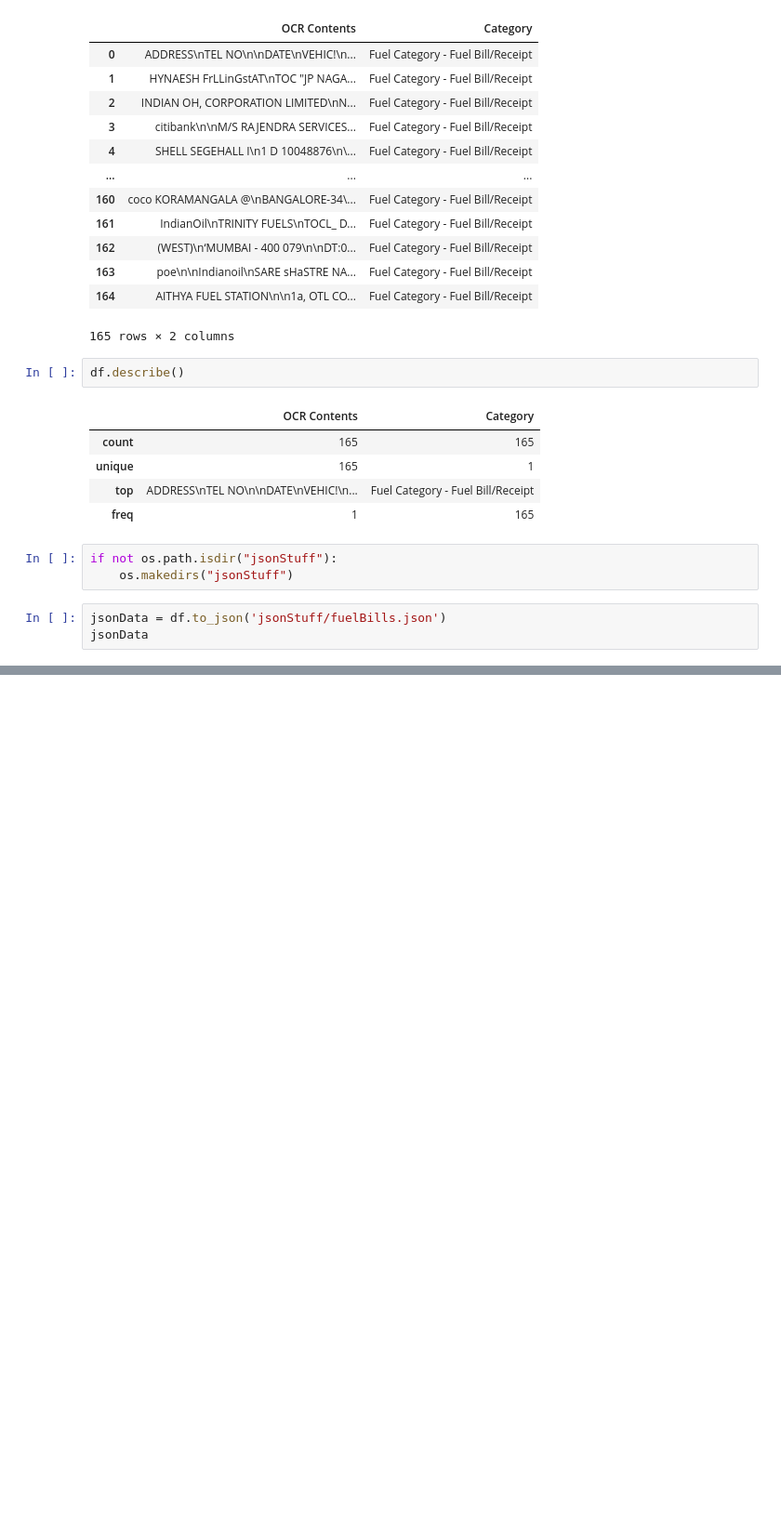
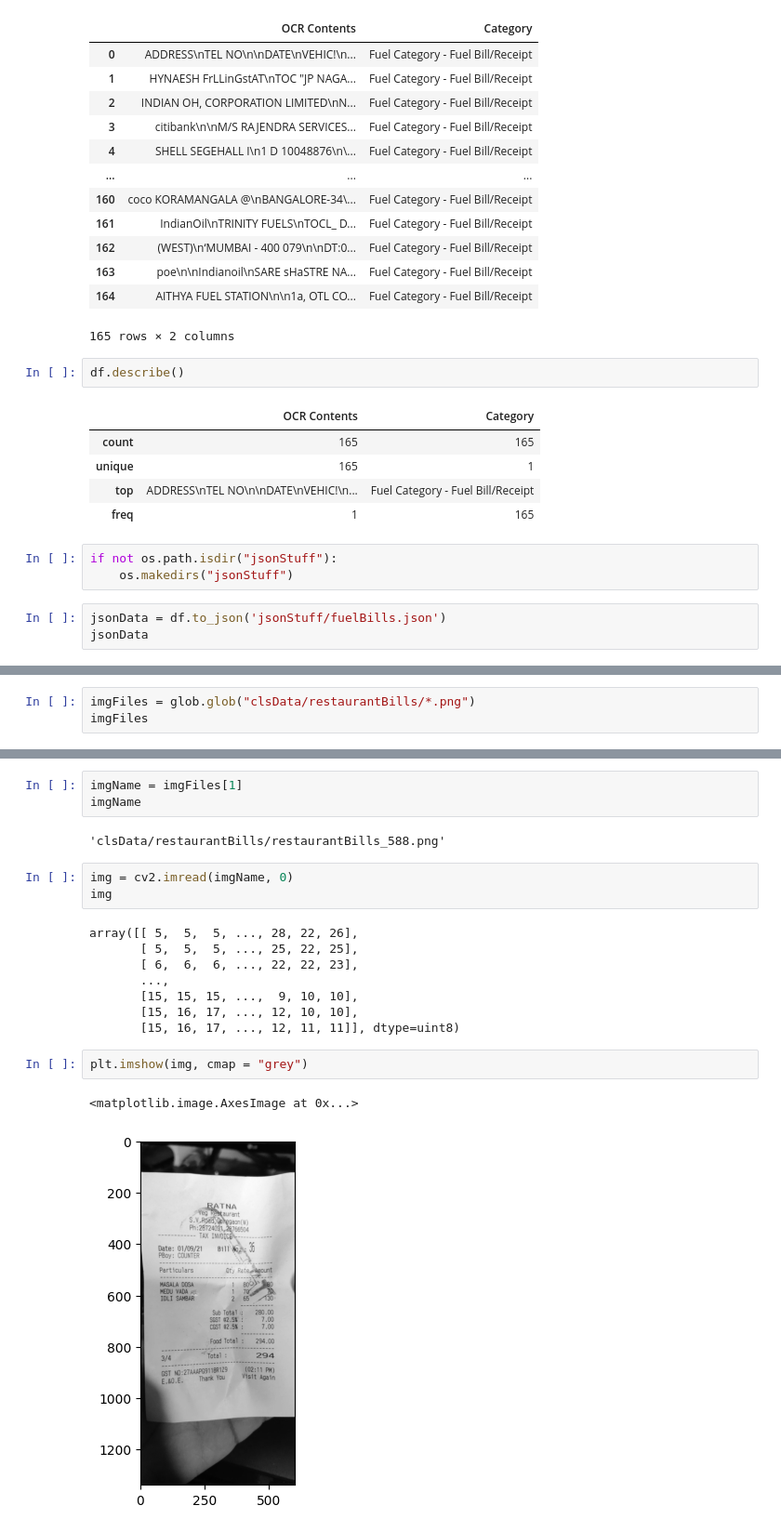
Before and after one commit to Sid-047/LMstuff, a Jupyter notebook: dataStuff/dataSampling/samplingStuff.ipynb, the cells around one changed output, grey strips where cells are left out. Shown at 93% size. Cells and saved outputs as stored; diff of their text form; blank space fills up the shorter version.

Commit message:
Updated restaurantBills codeBase

```diff
--- a/dataStuff/dataSampling/samplingStuff.ipynb
+++ b/dataStuff/dataSampling/samplingStuff.ipynb
@@ -605,0 +608,3 @@ jsonData
+# %%
+imgFiles = glob.glob("clsData/restaurantBills/*.png")
+imgFiles
@@ -605,0 +629,21 @@ jsonData
+# %%
+imgName = imgFiles[1]
+imgName
+# %% [output]
+'clsData/restaurantBills/restaurantBills_588.png'
+# %%
+img = cv2.imread(imgName, 0)
+img
+# %% [output]
+array([[ 5,  5,  5, ..., 28, 22, 26],
+       [ 5,  5,  5, ..., 25, 22, 25],
+       [ 6,  6,  6, ..., 22, 22, 23],
+       ...,
+       [15, 15, 15, ...,  9, 10, 10],
+       [15, 16, 17, ..., 12, 10, 10],
+       [15, 16, 17, ..., 12, 11, 11]], dtype=uint8)
+# %%
+plt.imshow(img, cmap = "grey")
+# %% [output]
+<matplotlib.image.AxesImage at 0x...>
+[figure, added]
```
Also changed, not shown: parts of 12 cells of this notebook.
